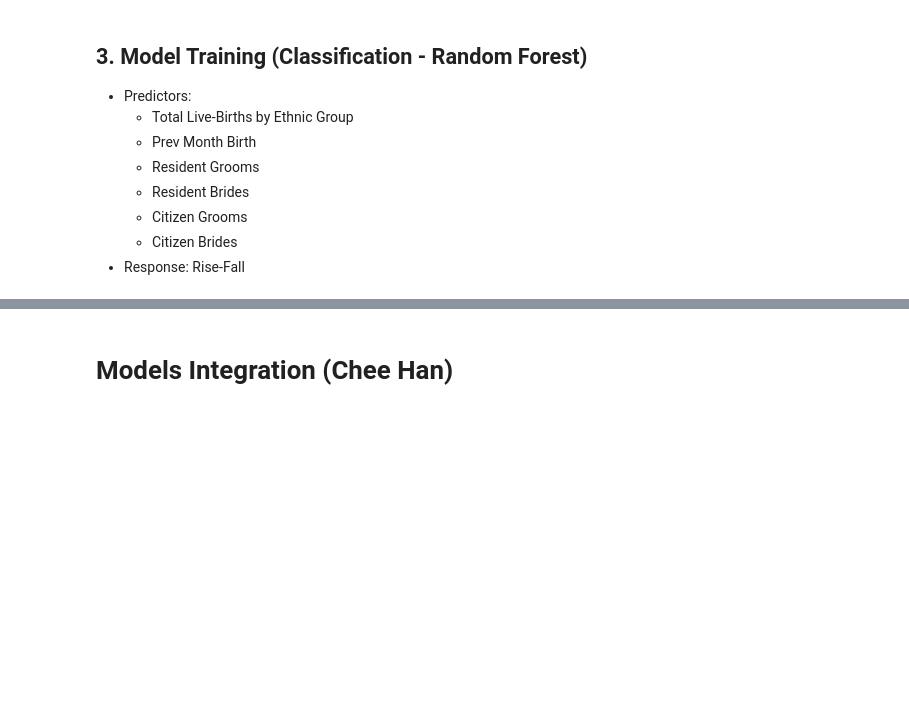
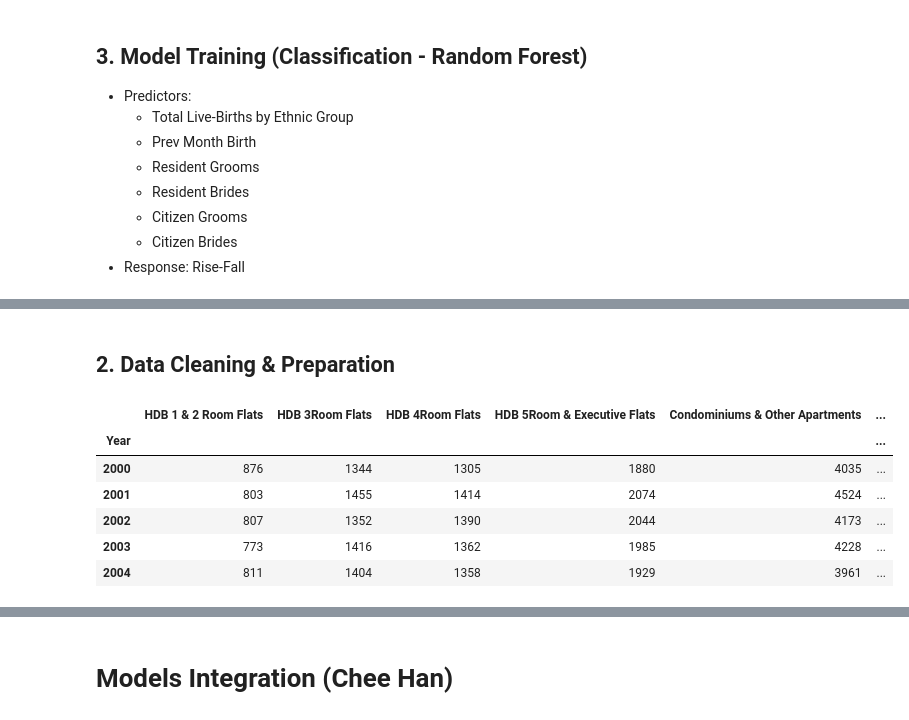
Before and after one commit to SleepHan/SC1015-Mini-Project, a Jupyter notebook: Main Analysis.ipynb, the cells around one changed output, grey strips where cells are left out. Saved outputs shown, nothing was run; the diff lists cells and outputs as text; code cells hidden in the pictures; blank space fills up the shorter version.

```diff
--- a/Main Analysis.ipynb
+++ b/Main Analysis.ipynb
@@ -844,0 +854,16 @@ marAgeMod = results[0][-1]
+# %% [markdown]
+## 2. Data Cleaning & Preparation
+# %%
+income.set_index('Year',inplace=True)
+income.columns = income.columns.str.replace('-','')
+
+income = income.sort_index()
+income.head()
+# %% [output]
+|  | HDB 1 & 2 Room Flats | HDB 3Room Flats | HDB 4Room Flats | HDB 5Room & Executive Flats | Condominiums & Other Apartments | ... |
+| Year |  |  |  |  |  | ... |
+| 2000 | 876 | 1344 | 1305 | 1880 | 4035 | ... |
+| 2001 | 803 | 1455 | 1414 | 2074 | 4524 | ... |
+| 2002 | 807 | 1352 | 1390 | 2044 | 4173 | ... |
+| 2003 | 773 | 1416 | 1362 | 1985 | 4228 | ... |
+| 2004 | 811 | 1404 | 1358 | 1929 | 3961 | ... |
```
Also changed, not shown: parts of 14 cells of this notebook.
